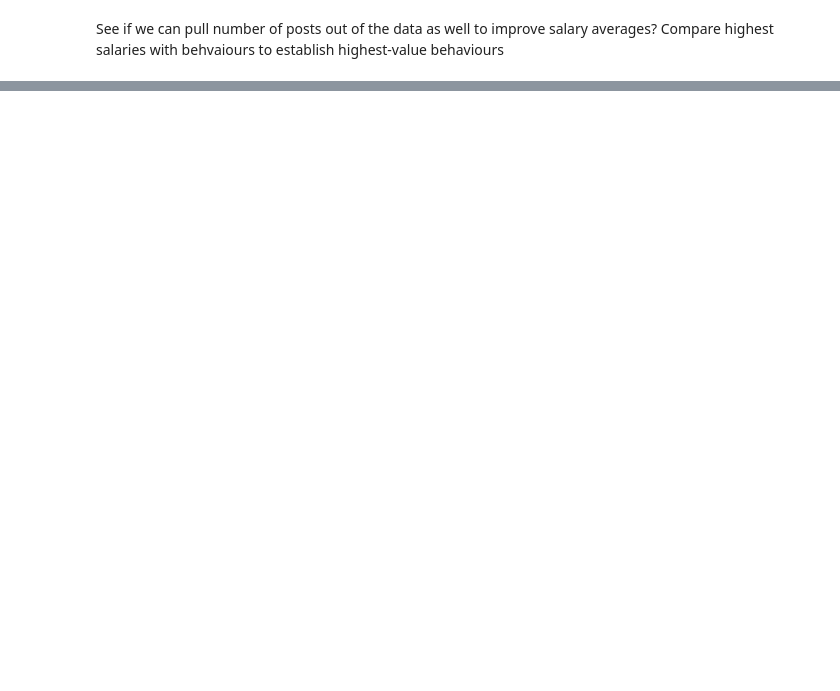
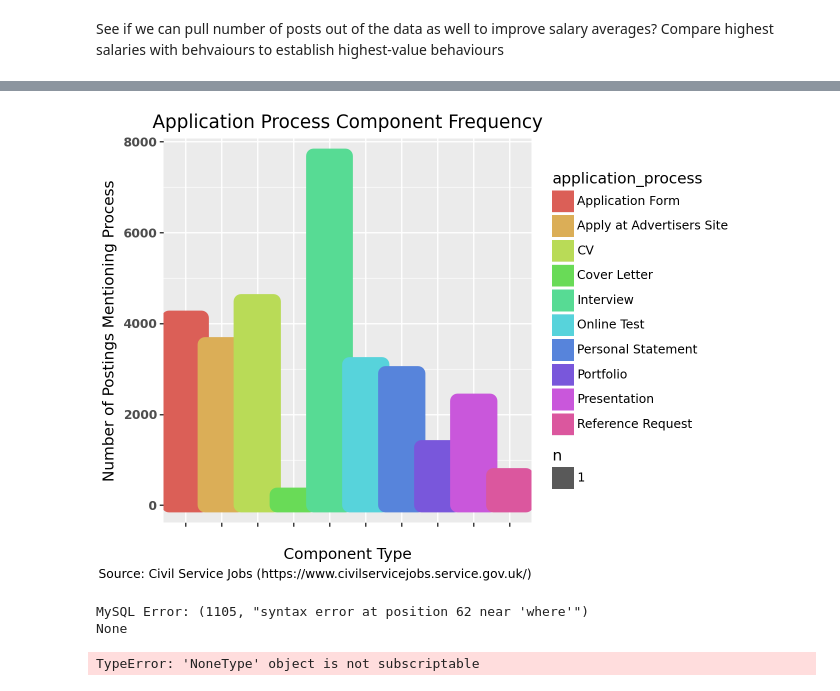
Before and after one commit to CalMckenzieUK/csj-data, a Jupyter notebook: analysis/notebooks/march_2024.ipynb, the cells around one changed output, grey strips where cells are left out. Cells and saved outputs as stored; diff of their text form; code cells hidden in the pictures; blank space fills up the shorter version.

```diff
--- a/analysis/notebooks/march_2024.ipynb
+++ b/analysis/notebooks/march_2024.ipynb
@@ -149,0 +262,69 @@ combined_df.head()
+# %%
+application_process_df = application_df[[
+        'uid',
+        'apply_at_advertisers_site',
+        'cv',
+        'personal_statement',
+        'reference_request',
+        'application_form',
+        'cover_letter',
+        'presentation',
+        'interview',
+        'portfolio',
+        'test']]
+
+melted_application_process_df = pd.melt(application_process_df, id_vars=['uid'], value_vars=['apply_at_advertisers_site', 'cv', 'personal_statement', 'reference_request', 'application_form', 'cover_letter', 'presentation', 'interview', 'portfolio', 'test'])
+melted_application_process_df.columns = ['uid', 'application_process', 'count']
+melted_application_process_df = melted_application_process_df.groupby('application_process').sum().reset_index()
+
+def application_process_cleaner(application_process):
+    application_process_dict = {
+        'apply_at_advertisers_site': 'Apply at Advertisers Site'
+        , 'cv': 'CV'
+        , 'personal_statement': 'Personal Statement'
+        , 'reference_request': 'Reference Request'
+        , 'application_form': 'Application Form'
+        , 'cover_letter': 'Cover Letter'
+        , 'presentation': 'Presentation'
+        , 'interview': 'Interview'
+        , 'portfolio': 'Portfolio'
+        , 'test': 'Online Test'
+    }
+    return application_process_dict[application_process]
+
+melted_application_process_df['application_process'] = melted_application_process_df['application_process'].apply(application_process_cleaner)
+
+from plotnine import geom_bar
+
+application_process_plot = (
+
+    ggplot(melted_application_process_df, aes(x='application_process', y='count', color='application_process', fill='application_process'))
+    + geom_bar(stat='sum')
+    + labs(title='Application Process Component Frequency'
+           , x='Component Type'
+           , y='Number of Postings Mentioning Process'
+           , caption='Source: Civil Service Jobs (https://www.civilservicejobs.service.gov.uk/)')
+    + theme(axis_text_y=element_text(face='bold'))
+    #remove x axis text
+    + theme(axis_text_x=element_text(color='white'))
+)
+
+application_process_plot
+# %% [output]
+[figure, added]
+# %%
+full_ad_text_testing = database_query('select uid, full_ad_text from all_time_listings limit 1 where uid = "153376" '  )
+print(full_ad_text_testing)
+# %% [output]
+MySQL Error: (1105, "syntax error at position 62 near 'where'")
+None
+# %%
+print(len(full_ad_text_testing[0][0]))
+# QA using uid 153376, which contrains the below
+#presentation
+#interview
+#cv
+#personal statement
+#particular concern is the low CV figures in the above visual
+# %% [output]
+TypeError: 'NoneType' object is not subscriptable
```
Also changed, not shown: parts of 5 cells of this notebook, 3 other files.
